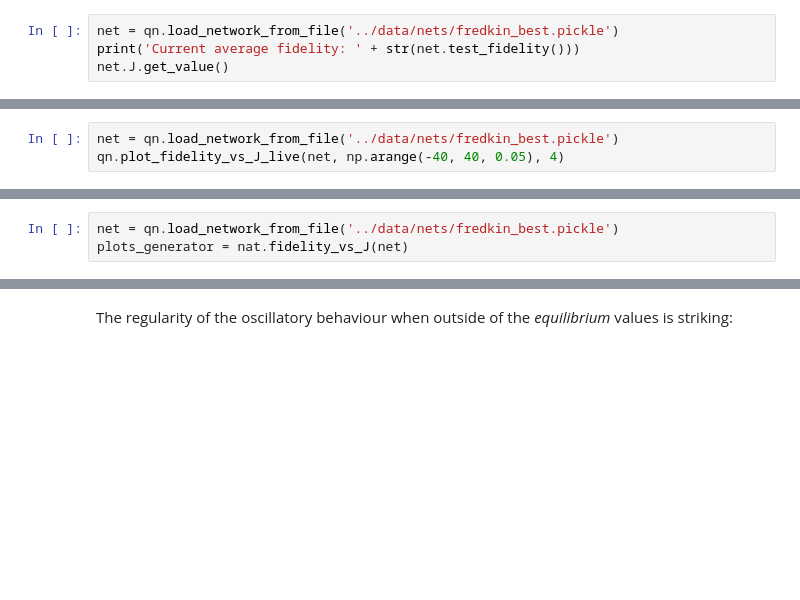
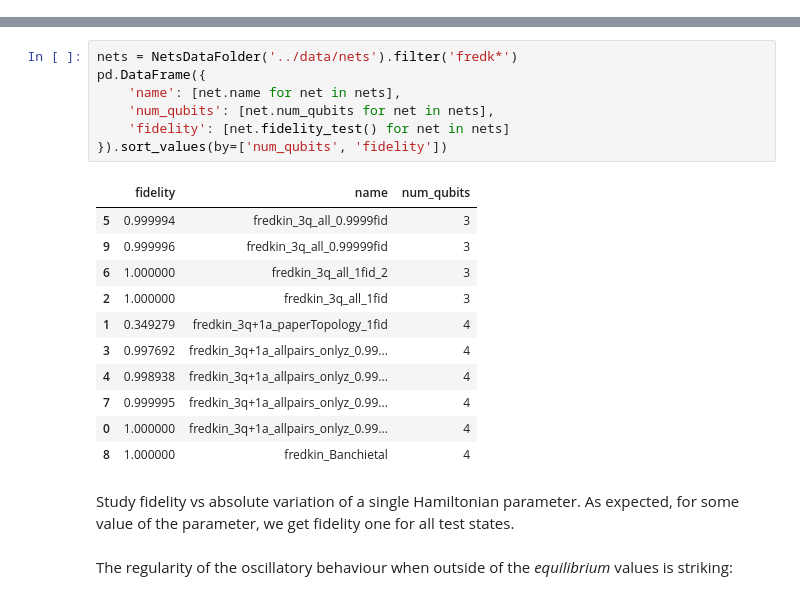
Before and after one commit to lucainnocenti/quantum-gate-learning-1803.07119, a Jupyter notebook: notebooks/study_fidelities_per_state_vs_Js.ipynb, the cells around one changed output, grey strips where cells are left out. Saved outputs shown, nothing was run; the diff lists cells and outputs as text; blank space fills up the shorter version.

```diff
--- a/notebooks/study_fidelities_per_state_vs_Js.ipynb
+++ b/notebooks/study_fidelities_per_state_vs_Js.ipynb
@@ -37,7 +55,3 @@ The autoreload extension is already loaded. To reload it, use:
 Load a 3 qubits + 1 ancilla network, trained to implement the Fredkin gate, check its fidelity, and have a look at the trained parameters.
 It is here interesting to notice how the parameters vary when well outside of the range corresponding to fidelity 1.
 For each state we have a very stable sinusoidal variation of the fidelity.
-# %%
-net = qn.load_network_from_file('../data/nets/fredkin_best.pickle')
-print('Current average fidelity: ' + str(net.test_fidelity()))
-net.J.get_value()
@@ -69,3 +57,0 @@ array(0.9999881054451492)
-# %%
-net = qn.load_network_from_file('../data/nets/fredkin_best.pickle')
-qn.plot_fidelity_vs_J_live(net, np.arange(-40, 40, 0.05), 4)
@@ -75,3 +57,0 @@ qn.plot_fidelity_vs_J_live(net, np.arange(-40, 40, 0.05), 4)
-# %%
-net = qn.load_network_from_file('../data/nets/fredkin_best.pickle')
-plots_generator = nat.fidelity_vs_J(net)
@@ -78,3 +96,25 @@ plots_generator = nat.fidelity_vs_J(net)
+# %%
+nets = NetsDataFolder('../data/nets').filter('fredk*')
+pd.DataFrame({
+    'name': [net.name for net in nets],
+    'num_qubits': [net.num_qubits for net in nets],
+    'fidelity': [net.fidelity_test() for net in nets]
+}).sort_values(by=['num_qubits', 'fidelity'])
+# %% [output]
+|  | fidelity | name | num_qubits |
+| 5 | 0.999994 | fredkin_3q_all_0.9999fid | 3 |
+| 9 | 0.999996 | fredkin_3q_all_0.99999fid | 3 |
+| 6 | 1.000000 | fredkin_3q_all_1fid_2 | 3 |
+| 2 | 1.000000 | fredkin_3q_all_1fid | 3 |
+| 1 | 0.349279 | fredkin_3q+1a_paperTopology_1fid | 4 |
+| 3 | 0.997692 | fredkin_3q+1a_allpairs_onlyz_0.99... | 4 |
+| 4 | 0.998938 | fredkin_3q+1a_allpairs_onlyz_0.99... | 4 |
+| 7 | 0.999995 | fredkin_3q+1a_allpairs_onlyz_0.99... | 4 |
+| 0 | 1.000000 | fredkin_3q+1a_allpairs_onlyz_0.99... | 4 |
+| 8 | 1.000000 | fredkin_Banchietal | 4 |
+# %% [markdown]
+Study fidelity vs absolute variation of a single Hamiltonian parameter.
+As expected, for some value of the parameter, we get fidelity one for all test states.
 # %% [markdown]
 The regularity of the oscillatory behaviour when outside of the *equilibrium* values is striking:
 # %%
```
Also changed, not shown: parts of 10 cells of this notebook, 6 other files.
